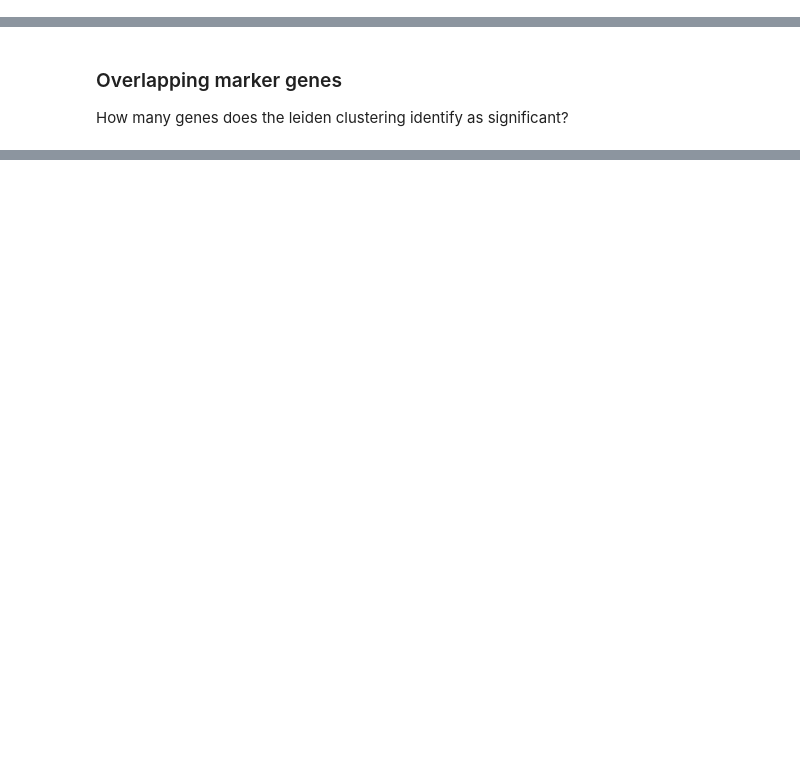
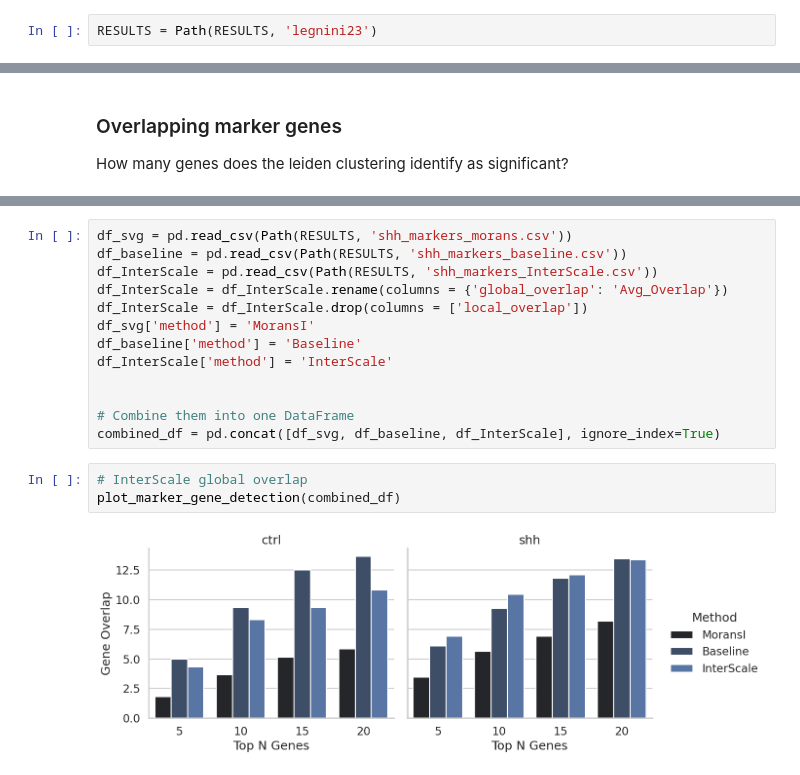
Before and after one commit to theislab/interscale, a Jupyter notebook: docs/notebooks/evaluation/Basline.ipynb, the cells around one changed output, grey strips where cells are left out. Drawn from its saved outputs; the diff is of its cells as text; blank space fills up the shorter version.

```diff
--- a/docs/notebooks/evaluation/Basline.ipynb
+++ b/docs/notebooks/evaluation/Basline.ipynb
@@ -27,4 +28,6 @@ GEX_DATA = "legnini23_None_sample_1_44"
 # %%
 from graph_transformer_long_range_niches.tl import pad_batch, load_model
 from graph_transformer_long_range_niches._paths import CFG_FILES, RESULTS, FIG_PATH, LEGNINI23
+# %%
+RESULTS = Path(RESULTS, 'legnini23')
 # %%
@@ -222,0 +255,18 @@ overlapping_marker_genes(sub_adata_shh, SHH_MARKERS, dge_key = 'dge_wilcoxon_shh
+# %%
+df_svg = pd.read_csv(Path(RESULTS, 'shh_markers_morans.csv'))
+df_baseline = pd.read_csv(Path(RESULTS, 'shh_markers_baseline.csv'))
+df_InterScale = pd.read_csv(Path(RESULTS, 'shh_markers_InterScale.csv'))
+df_InterScale = df_InterScale.rename(columns = {'global_overlap': 'Avg_Overlap'})
+df_InterScale = df_InterScale.drop(columns = ['local_overlap'])
+df_svg['method'] = 'MoransI'
+df_baseline['method'] = 'Baseline'
+df_InterScale['method'] = 'InterScale'
+
+
+# Combine them into one DataFrame
+combined_df = pd.concat([df_svg, df_baseline, df_InterScale], ignore_index=True)
+# %%
+# InterScale global overlap
+plot_marker_gene_detection(combined_df)
+# %% [output]
+[figure, added]
```
Also changed, not shown: parts of 44 cells of this notebook, 8 other files.
